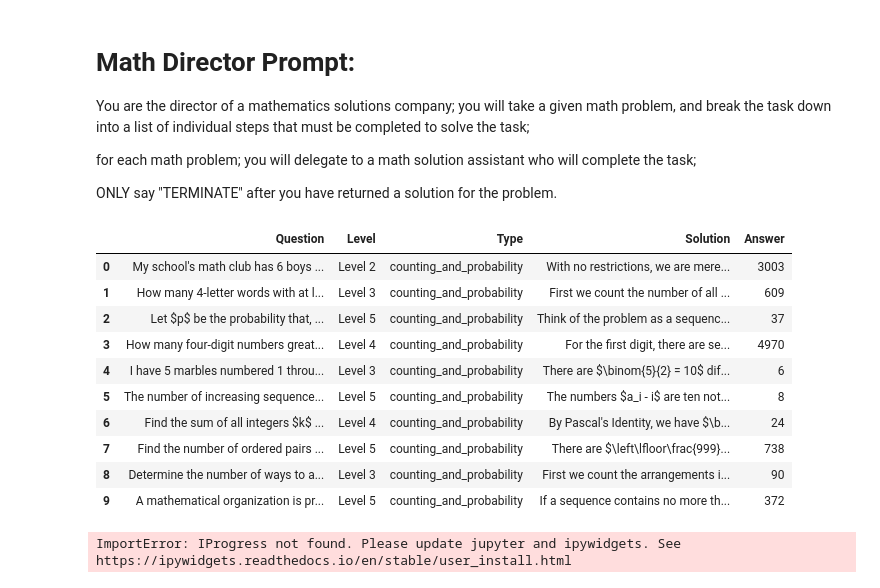
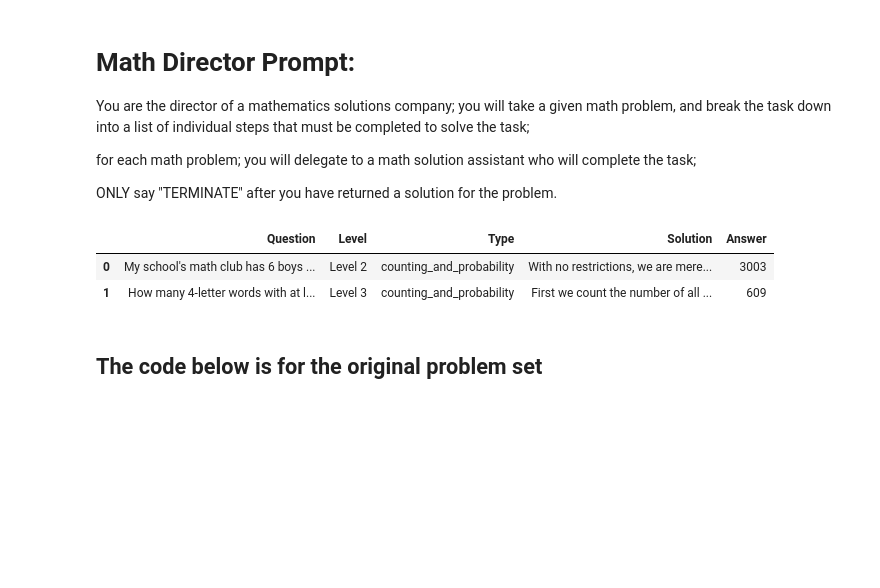
Before and after one commit to james113001/homeworkmachine, a Jupyter notebook: solve_problem_pipeline.ipynb, the cells around one changed output. Drawn from its saved outputs; the diff is of its cells as text; code cells hidden in the pictures; blank space fills up the shorter version.

```diff
--- a/solve_problem_pipeline.ipynb
+++ b/solve_problem_pipeline.ipynb
@@ -71,45 +91,40 @@ os.environ["XLA_PYTHON_CLIENT_MEM_FRACTION"] = "0.9" # avoid memory fragmentatio
 import keras
 import keras_nlp
 import kagglehub
 import kaggle
 import numpy as np
 import pandas as pd
 from tqdm.notebook import tqdm
 tqdm.pandas() # progress bar for pandas
 
 import plotly.graph_objs as go
 import plotly.express as px
 from IPython.display import display, Markdown
 
 
 class CFG:
     seed = 42
-    dataset_path = "/AI Math Olympiad Prize"
     preset = "gemma_1.1_instruct_2b_en" # name of pretrained Gemma
     sequence_length = 512 # max size of input sequence for training
     batch_size = 1 # size of the input batch in training
     epochs = 1 # number of epochs to train
 
 keras.utils.set_random_seed(CFG.seed)
 
 df1 = pd.read_csv("traincompiled.csv")
 df2 = pd.read_csv("testcompiled.csv")
+# df3 = pd.read_csv("AI Math Olympiad Prize/test.csv")
+# df4 = pd.read_csv("AI Math Olympiad Prize/train.csv")
+
+# df5 = pd.concat([df3, df4], axis=0)
+# df5.head(1)
+
 df = pd.concat([df1, df2], axis=0)
-#df = df[:1000] # take first 1000 samples
-df = df[:50]
-df.head(10)
+df.head(2)
 # %% [output]
 |  | Question | Level | Type | Solution | Answer |
 | 0 | My school's math club has 6 boys ... | Level 2 | counting_and_probability | With no restrictions, we are mere... | 3003 |
 | 1 | How many 4-letter words with at l... | Level 3 | counting_and_probability | First we count the number of all ... | 609 |
-| 2 | Let $p$ be the probability that, ... | Level 5 | counting_and_probability | Think of the problem as a sequenc... | 37 |
-| 3 | How many four-digit numbers great... | Level 4 | counting_and_probability | For the first digit, there are se... | 4970 |
-| 4 | I have 5 marbles numbered 1 throu... | Level 3 | counting_and_probability | There are $\binom{5}{2} = 10$ dif... | 6 |
-| 5 | The number of increasing sequence... | Level 5 | counting_and_probability | The numbers $a_i - i$ are ten not... | 8 |
-| 6 | Find the sum of all integers $k$ ... | Level 4 | counting_and_probability | By Pascal's Identity, we have $\b... | 24 |
-| 7 | Find the number of ordered pairs ... | Level 5 | counting_and_probability | There are $\left\lfloor\frac{999}... | 738 |
-| 8 | Determine the number of ways to a... | Level 3 | counting_and_probability | First we count the arrangements i... | 90 |
-| 9 | A mathematical organization is pr... | Level 5 | counting_and_probability | If a sequence contains no more th... | 372 |
 # %%
 template = """Role:\nYou are an advanced AI system with exceptional mathematical reasoning and problem-solving capabilities, specifically designed to solve tricky math problems (whose answer is a non-negative integer) written in LaTeX format from the AI Mathematical Olympiad (AIMO) competition. Your task is to accurately analyze and solve intricate mathematical problems, demonstrating a deep understanding of mathematical concepts and a strong ability to apply logical reasoning strategies.\n\nInstruction:
 1. Carefully read and comprehend the problem statement provided in the "Problem" section.
@@ -120,5 +135,5 @@ df["prompt"] = df.progress_apply(lambda row: template.format(problem=row.Questio
                                                              solution=f"{row.Solution}\n\nAnswer:\n{row.Answer}"),
                                                              axis=1)
 data = df.prompt.tolist()
-# %% [output]
-ImportError: IProgress not found. Please update jupyter and ipywidgets. See https://ipywidgets.readthedocs.io/en/stable/user_install.html
+# %% [markdown]
+## The code below is for the original problem set
```
Also changed, not shown: parts of 6 cells of this notebook.
